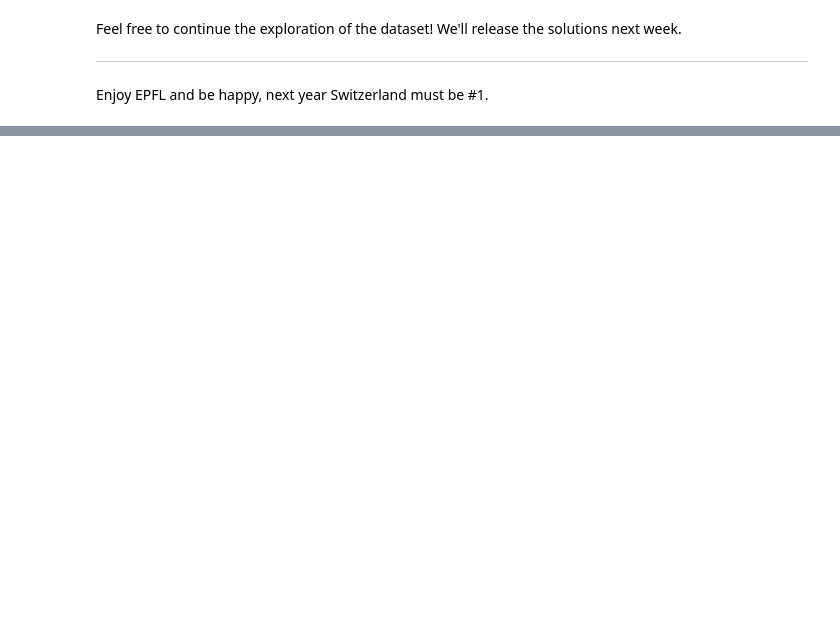
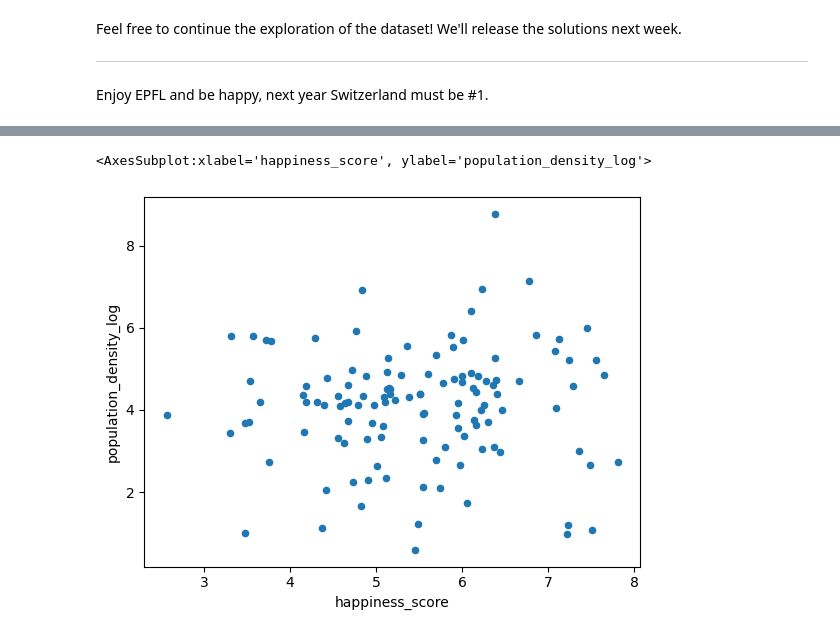
Before and after one commit to epfl-ada/2022, a Jupyter notebook: Tutorials/01 - Handling data/Happiness.ipynb, the cells around one changed output, grey strips where cells are left out. Saved outputs shown, nothing was run; the diff lists cells and outputs as text; code cells hidden in the pictures; blank space fills up the shorter version.

```diff
--- a/Tutorials/01 - Handling data/Happiness.ipynb
+++ b/Tutorials/01 - Handling data/Happiness.ipynb
@@ -110,0 +281,9 @@ Enjoy EPFL and be happy, next year Switzerland must be #1.
+# %%
+import numpy as np
+country_features.population_density.apply(np.log).sort_values(ascending=False)
+country_features['population_density_log']=country_features.population_density.apply(np.log)
+# %%
+country_features.plot.scatter(x='happiness_score',y='population_density_log')
+# %% [output]
+<AxesSubplot:xlabel='happiness_score', ylabel='population_density_log'>
+[figure, added]
```
Also changed, not shown: parts of 25 cells of this notebook, 4 other files.
